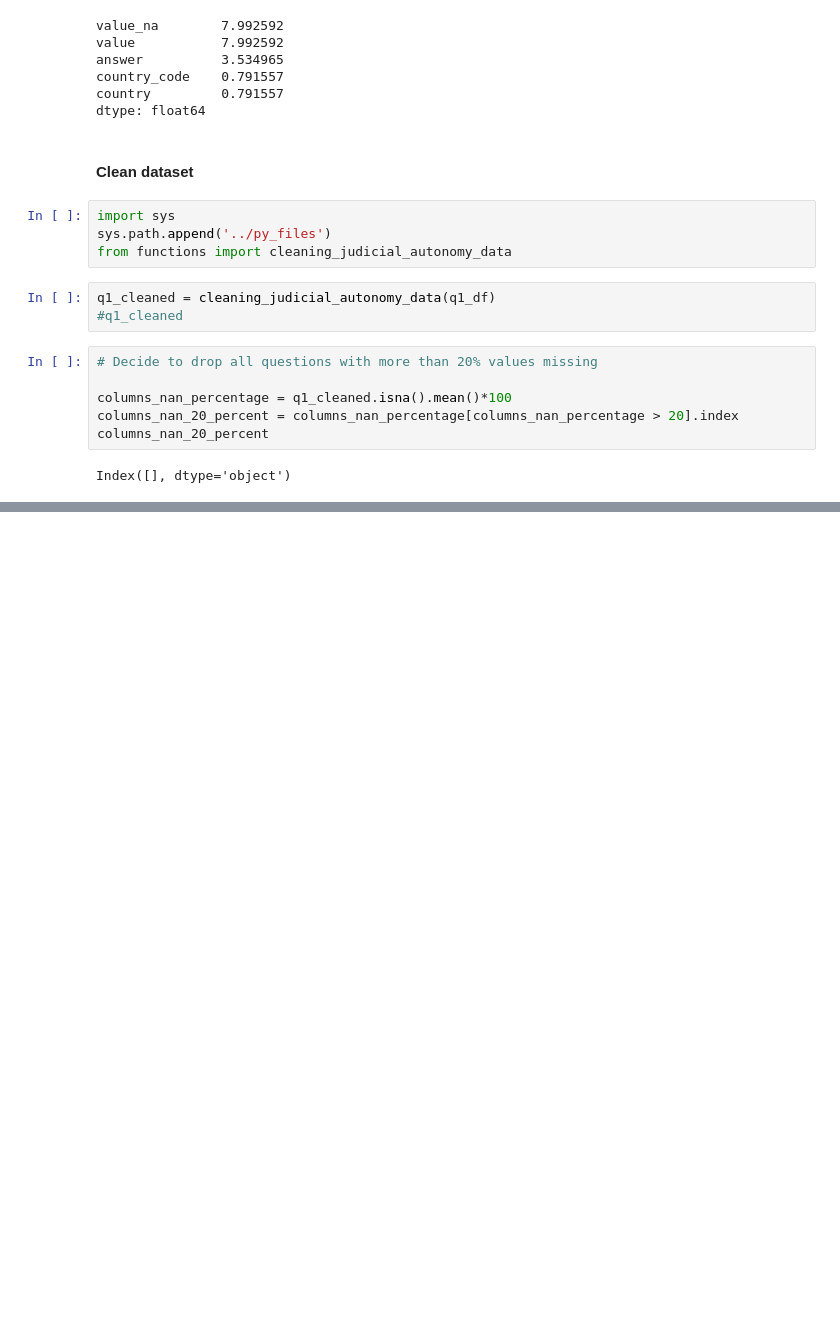
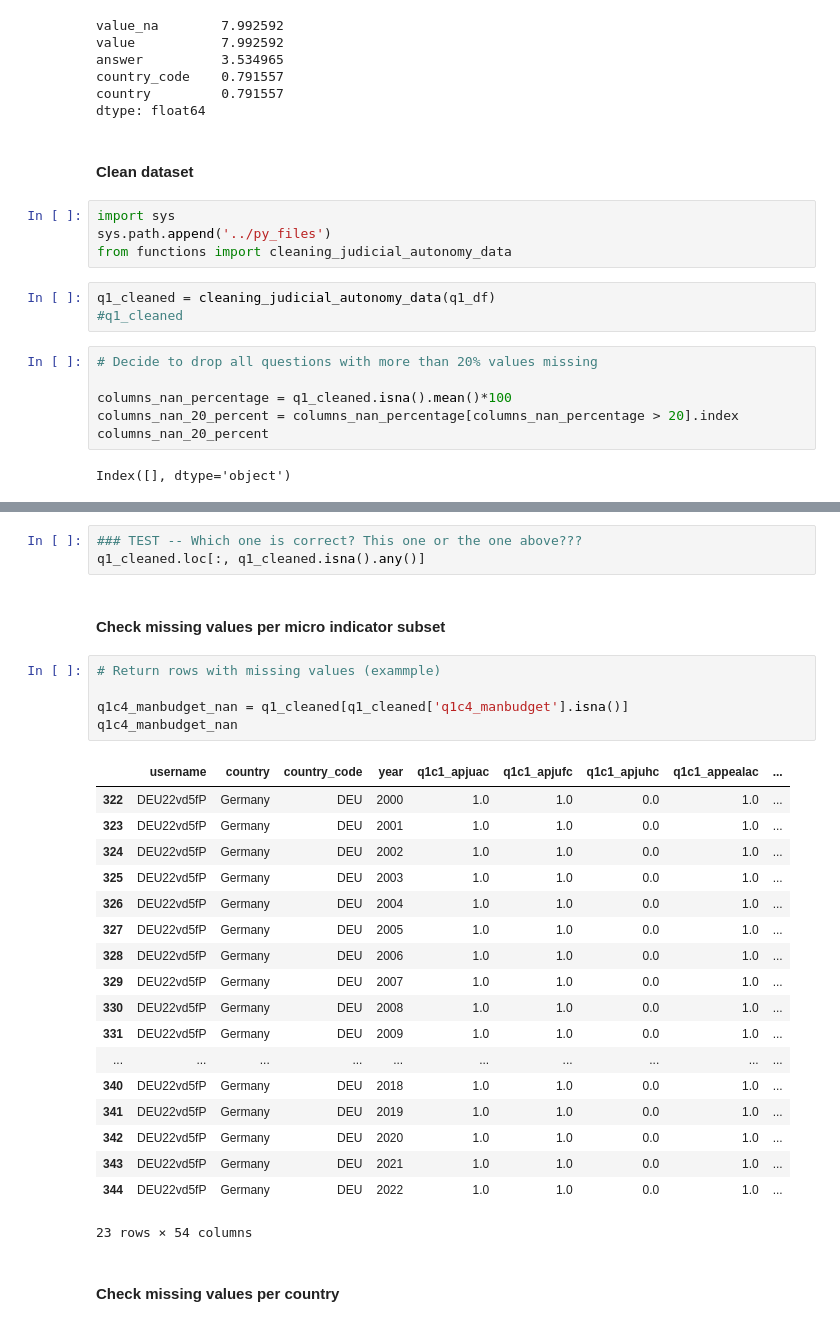
Before and after one commit to najafriederike/judicial-autonomy-index, a Jupyter notebook: notebooks/explore_missing_values.ipynb, the cells around one changed output, grey strips where cells are left out. Saved outputs shown, nothing was run; the diff lists cells and outputs as text; blank space fills up the shorter version.

```diff
--- a/notebooks/explore_missing_values.ipynb
+++ b/notebooks/explore_missing_values.ipynb
@@ -78,0 +111,31 @@ dtype: int64
+# %%
+### TEST -- Which one is correct? This one or the one above???
+q1_cleaned.loc[:, q1_cleaned.isna().any()]
+# %% [markdown]
+#### Check missing values per micro indicator subset
+# %%
+# Return rows with missing values (exammple)
+
+q1c4_manbudget_nan = q1_cleaned[q1_cleaned['q1c4_manbudget'].isna()]
+q1c4_manbudget_nan
+# %% [output]
+|  | username | country | country_code | year | q1c1_apjuac | q1c1_apjufc | q1c1_apjuhc | q1c1_appealac | ... |
+| 322 | DEU22vd5fP | Germany | DEU | 2000 | 1.0 | 1.0 | 0.0 | 1.0 | ... |
+| 323 | DEU22vd5fP | Germany | DEU | 2001 | 1.0 | 1.0 | 0.0 | 1.0 | ... |
+| 324 | DEU22vd5fP | Germany | DEU | 2002 | 1.0 | 1.0 | 0.0 | 1.0 | ... |
+| 325 | DEU22vd5fP | Germany | DEU | 2003 | 1.0 | 1.0 | 0.0 | 1.0 | ... |
+| 326 | DEU22vd5fP | Germany | DEU | 2004 | 1.0 | 1.0 | 0.0 | 1.0 | ... |
+| 327 | DEU22vd5fP | Germany | DEU | 2005 | 1.0 | 1.0 | 0.0 | 1.0 | ... |
+| 328 | DEU22vd5fP | Germany | DEU | 2006 | 1.0 | 1.0 | 0.0 | 1.0 | ... |
+| 329 | DEU22vd5fP | Germany | DEU | 2007 | 1.0 | 1.0 | 0.0 | 1.0 | ... |
+| 330 | DEU22vd5fP | Germany | DEU | 2008 | 1.0 | 1.0 | 0.0 | 1.0 | ... |
+| 331 | DEU22vd5fP | Germany | DEU | 2009 | 1.0 | 1.0 | 0.0 | 1.0 | ... |
+| ... | ... | ... | ... | ... | ... | ... | ... | ... | ... |
+| 340 | DEU22vd5fP | Germany | DEU | 2018 | 1.0 | 1.0 | 0.0 | 1.0 | ... |
+| 341 | DEU22vd5fP | Germany | DEU | 2019 | 1.0 | 1.0 | 0.0 | 1.0 | ... |
+| 342 | DEU22vd5fP | Germany | DEU | 2020 | 1.0 | 1.0 | 0.0 | 1.0 | ... |
+| 343 | DEU22vd5fP | Germany | DEU | 2021 | 1.0 | 1.0 | 0.0 | 1.0 | ... |
+| 344 | DEU22vd5fP | Germany | DEU | 2022 | 1.0 | 1.0 | 0.0 | 1.0 | ... |
+23 rows × 54 columns
+# %% [markdown]
+#### Check missing values per country
```
Also changed, not shown: parts of 16 cells of this notebook, 3 other files.
